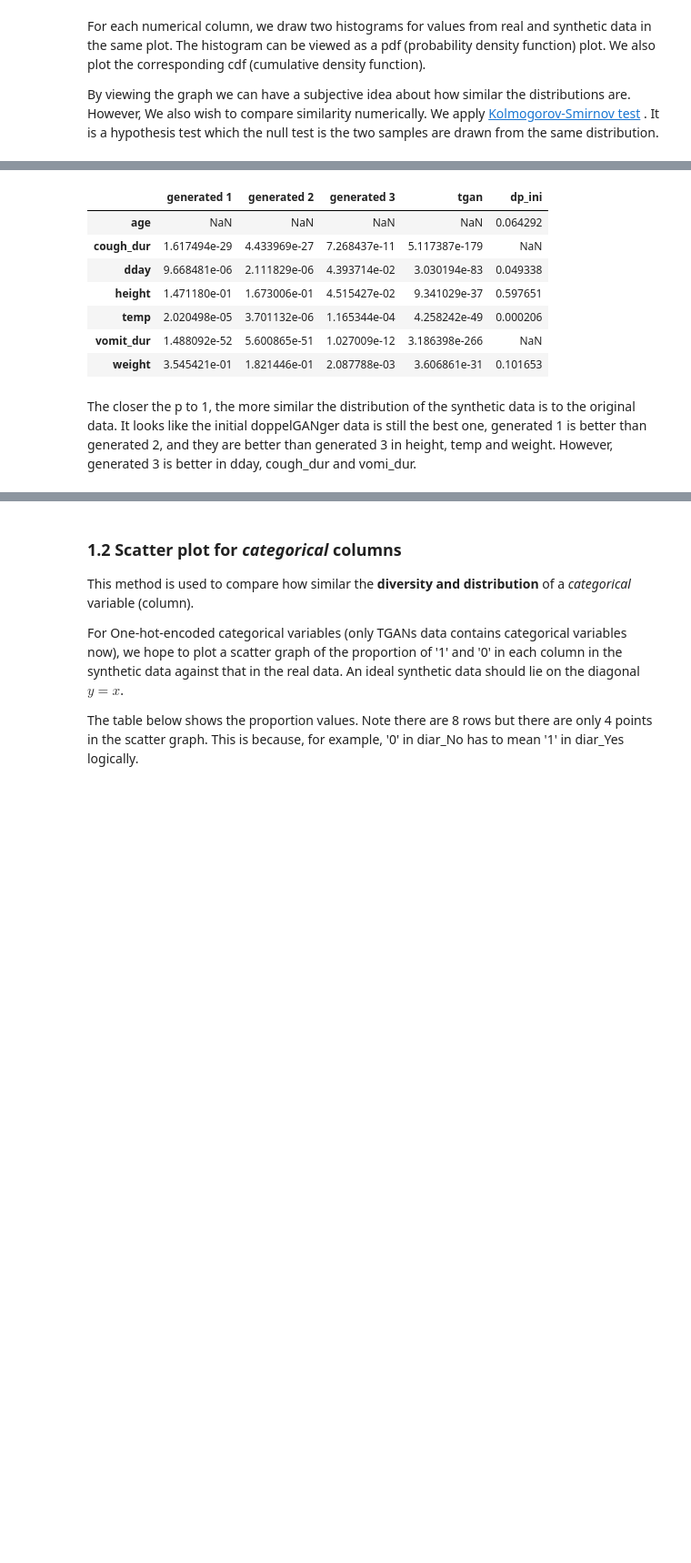
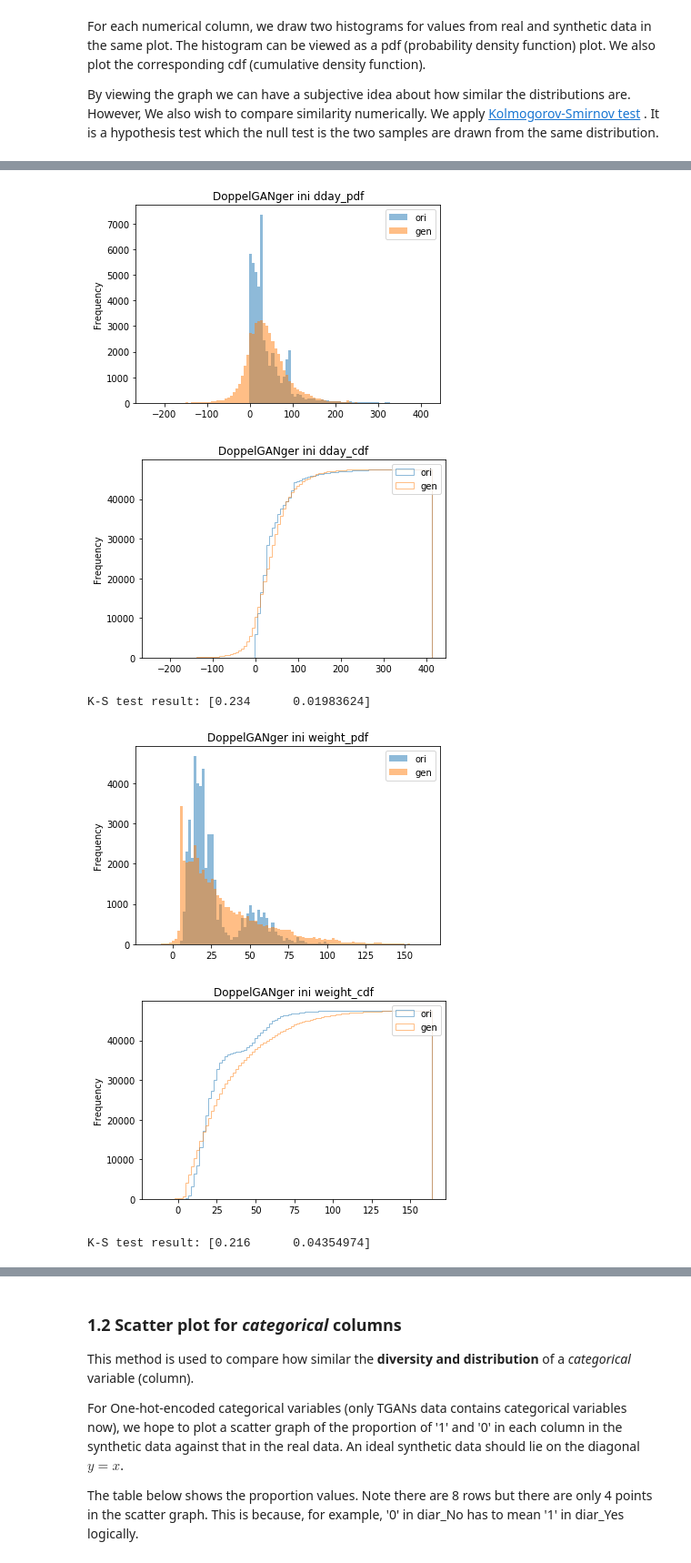
Before and after one commit to noo-rashbass/synthetic-data-service, a Jupyter notebook: Aisha/Evaluations 0824/1.1&1.2 Distribution Similarity Tests 0824.ipynb, the cells around one changed output, grey strips where cells are left out. Shown at 91% size. Cells and saved outputs as stored; diff of their text form; code cells hidden in the pictures; blank space fills up the shorter version.

Commit message:
use the correct ori_data and add gen_4

```diff
--- a/Aisha/Evaluations 0824/1.1&1.2 Distribution Similarity Tests 0824.ipynb
+++ b/Aisha/Evaluations 0824/1.1&1.2 Distribution Similarity Tests 0824.ipynb
@@ -49,7 +23,8 @@ By viewing the graph we can have a subjective idea about how similar the distrib
 [Kolmogorov-Smirnov test](https://en.wikipedia.org/wiki/Kolmogorov%E2%80%93Smirnov_test "Optional Title")
 . It is a hypothesis test which the null test is the two samples are drawn from the same distribution.
 # %%
-def Histogram_KSTest(ori_nozero,gen_nozero,size = 100):
+def Histogram_KSTest(ori_nozero,gen_nozero,size = 100,syn_name=None):
+    #syn_name is the name of the synthetic data generator
     keys = (ori_nozero.keys()).tolist()
     n = len(keys)
     l = min(len(ori_nozero),len(gen_nozero))
@@ -64,9 +39,9 @@ def Histogram_KSTest(ori_nozero,gen_nozero,size = 100):
         ser_gen = gen_nozero[name].values[:l]
         df= pd.DataFrame({'ori':ser_ori, 'gen':ser_gen})
         df.plot.hist(bins=100,alpha=0.5,cumulative=False)
-        plt.title(name+'_pdf')
+        plt.title(syn_name+' '+name+'_pdf')
         df.plot.hist(bins=100,alpha=0.5,cumulative=True,histtype='step')
-        plt.title(name+'_cdf')
+        plt.title(syn_name+' '+name+'_cdf')
         plt.show()
 
         value = [0,0]
@@ -181,15 +64,0 @@ K-S test result: [0.208      0.06429164]
-# %%
-#Compare the p values for all synthetic data
-pd.DataFrame({'generated 1':p_series1,'generated 2':p_series2,'generated 3':p_series3,'tgan':p_series_tgan,\
-             'dp_ini':p_series_dp})
-# %% [output]
-|  | generated 1 | generated 2 | generated 3 | tgan | dp_ini |
-| age | NaN | NaN | NaN | NaN | 0.064292 |
-| cough_dur | 1.617494e-29 | 4.433969e-27 | 7.268437e-11 | 5.117387e-179 | NaN |
-| dday | 9.668481e-06 | 2.111829e-06 | 4.393714e-02 | 3.030194e-83 | 0.049338 |
-| height | 1.471180e-01 | 1.673006e-01 | 4.515427e-02 | 9.341029e-37 | 0.597651 |
-| temp | 2.020498e-05 | 3.701132e-06 | 1.165344e-04 | 4.258242e-49 | 0.000206 |
-| vomit_dur | 1.488092e-52 | 5.600865e-51 | 1.027009e-12 | 3.186398e-266 | NaN |
-| weight | 3.545421e-01 | 1.821446e-01 | 2.087788e-03 | 3.606861e-31 | 0.101653 |
-# %% [markdown]
-The closer the p to 1, the more similar the distribution of the synthetic data is to the original data. It looks like the initial doppelGANger data is still the best one, generated 1 is better than generated 2, and they are better than generated 3 in height, temp and weight. However, generated 3 is better in dday, cough_dur and vomi_dur.
@@ -195,0 +78,40 @@ The closer the p to 1, the more similar the distribution of the synthetic data i
+# %%
+#Remove all-zero rows.
+#The data uses all-zero rows to mark as an end to the time sequence and to make the time sequence length for each sample same.
+#However, in this test, we don't need time sequence length to be the same and lots of zeros can result in a heavy bias.
+dp_ori_nozero = dp_ori_df[np.any(abs(dp_ori_df)!=0,axis=1)].copy()
+dp_gen_nozero = dp_gen_df[np.any(abs(dp_gen_df)!=0,axis=1)].copy()
+tgan_ori_nozero = tgan_ori_df[np.any(abs(tgan_ori_df)!=0,axis=1)].copy()
+tgan_gen_nozero = tgan_gen_df[np.any(abs(tgan_gen_df)!=0,axis=1)].copy()
+
+#Remove all categorical columns
+ori_num = ori_df.iloc[:,:6]
+gen_1_num = gen_1_df.iloc[:,:6]
+gen_2_num = gen_2_df.iloc[:,:6]
+gen_3_num = gen_3_df.iloc[:,:6]
+gen_4_num = gen_4_df.iloc[:,:6]
+tgan_ori_nozero_num = tgan_ori_nozero.iloc[:,:6]
+tgan_gen_nozero_num = tgan_gen_nozero.iloc[:,:6]
+
+#Set up a dictionary for furture loop
+synthetic_num_dic = {'DoppelGANger ini':[dp_ori_nozero,dp_gen_nozero],'tGAN':[tgan_ori_nozero_num,tgan_gen_nozero_num],\
+                      'gen 1':[tgan_ori_nozero_num,gen_1_num],'gen 2':[tgan_ori_nozero_num,gen_2_num],'gen 3':[ori_num,gen_3_num],\
+                      'gen 4':[tgan_ori_nozero_num,gen_4_num]}
+syn_keys = list(synthetic_num_dic.keys())
+n = len(syn_keys)
+# %%
+#Implement with all synthetic data and the corresponding real data.
+for i in range(n):
+    key = syn_keys[i]
+    p_series = Histogram_KSTest(synthetic_num_dic[key][0],synthetic_num_dic[key][1],syn_name = key)
+    if i == 0:
+        p_df = pd.DataFrame(p_series,columns = [key])
+    else:
+        p_df = pd.concat([p_df,pd.DataFrame(p_series,columns = [key])],axis=1,sort = False)
+# %% [output]
+[figure, added]
+[figure, added]
+K-S test result: [0.234      0.01983624]
+[figure, added]
+[figure, added]
+K-S test result: [0.216      0.04354974]
```
Also changed, not shown: parts of 26 cells of this notebook, 2 other files.
